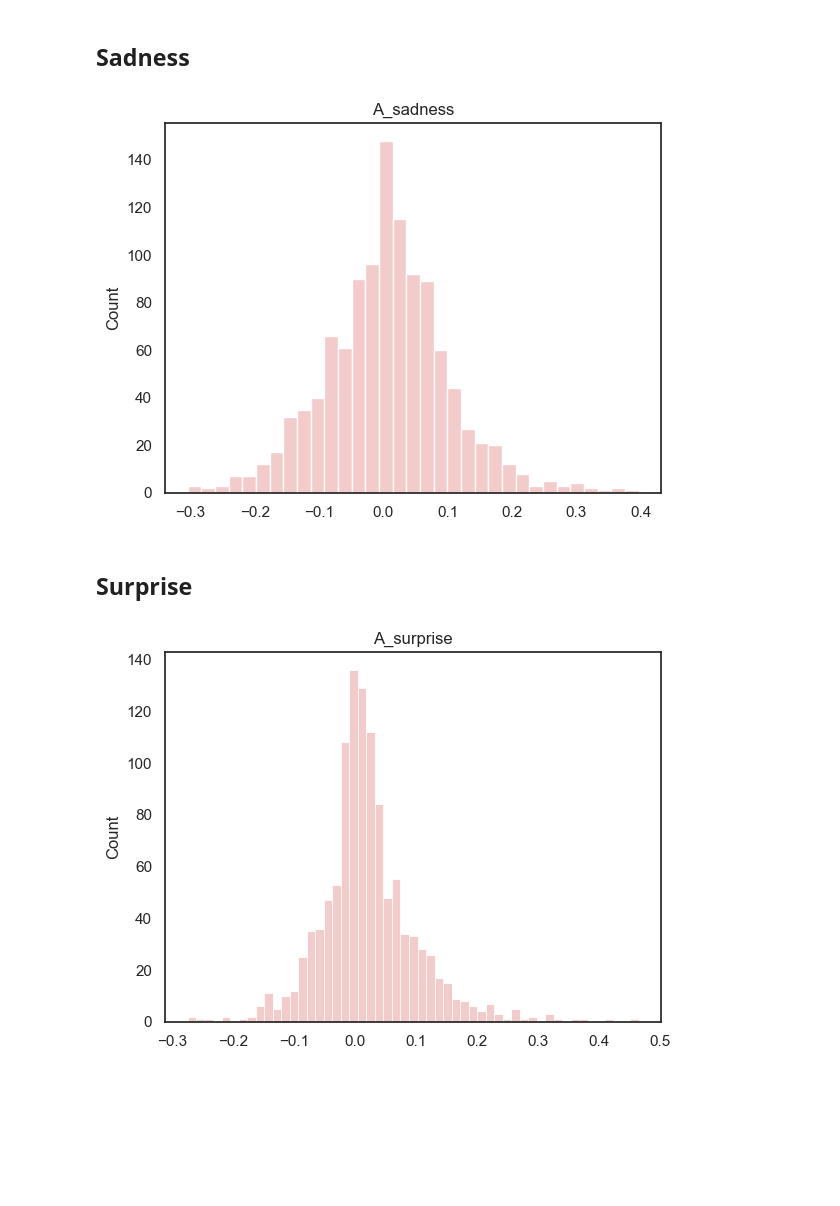
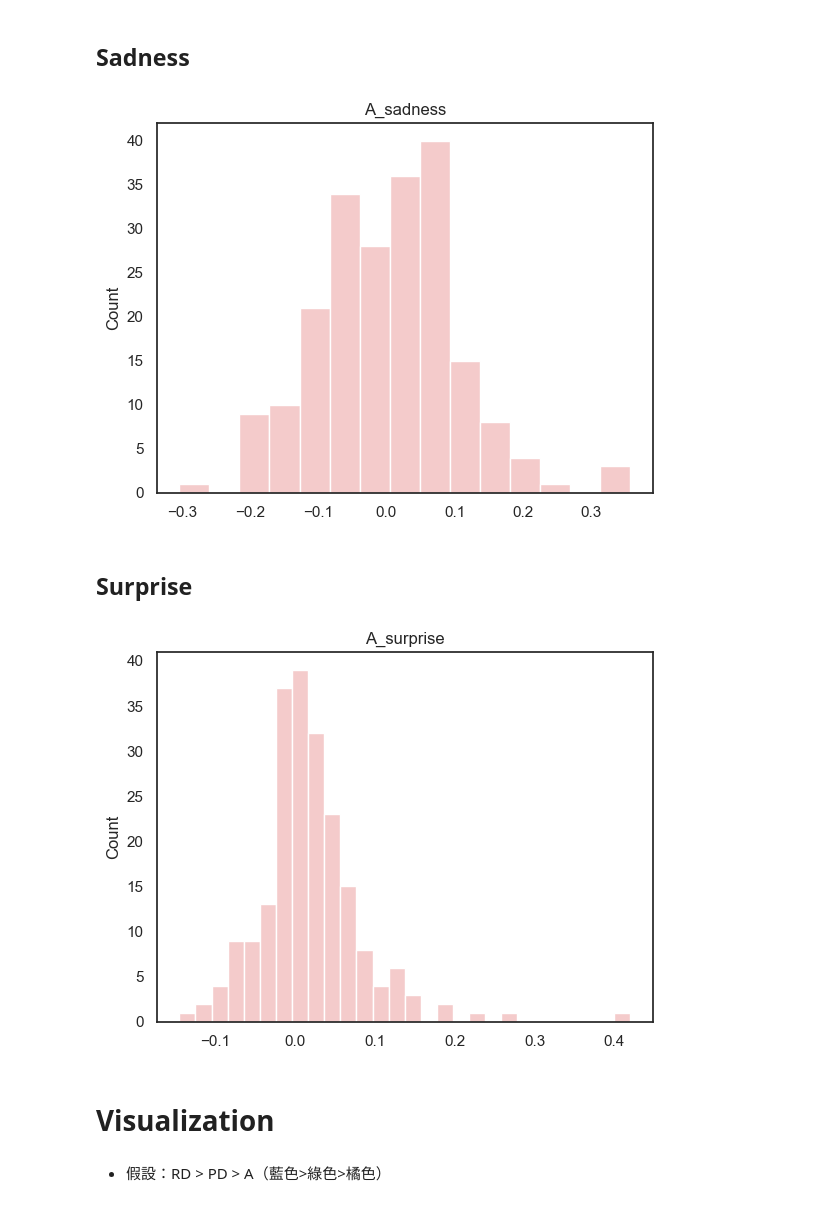
Before and after one commit to only18days/SED, a Jupyter notebook: Face synchrony of SED.ipynb, the cells around one changed output. Cells and saved outputs as stored; diff of their text form; code cells hidden in the pictures; blank space fills up the shorter version.

```diff
--- a/Face synchrony of SED.ipynb
+++ b/Face synchrony of SED.ipynb
@@ -462,6 +462,9 @@ plt.savefig(os.path.join(fpath,'Result','ISC_PD_surprise.png'), dpi=300)
 alone = pd.read_csv((os.path.join(fpath, 'Data', 'SES', 'SES_subject list.csv')))
 # Drop the subject without facial data
 alone.drop(alone.index[alone['facial'] == 'N'], inplace=True)
+alone.drop(alone.index[alone['pre_att_dyads'] == 'against'], inplace=True)
+alone.drop(alone.index[alone['pre_att_dyads'] == 'useless'], inplace=True)
 alone.drop("Unnamed: 0",axis=1)
+# len(alone)
 # %% [output]
 |  | ID | pre_att | post_att | pre_att_dyads | facial |
@@ -506,6 +509,8 @@ sub_paths
 sub_list = []
 for sub in sub_paths:
     sub_id = sub.split('/')[-1].split('.')[0]
-    sub_list.append(sub_id)
+    if sub_id in list(alone['ID']):
+#         print(sub_id)
+        sub_list.append(sub_id)
 sub_list
 # %% [output]
@@ -639,8 +644,8 @@ isc_list.append(isc)
 # %%
-sns.histplot(data=isc_list, legend = False, palette = ['#ea9999']).set_title('A_sadness')
+sns.histplot(data=A_sadness, legend = False, palette = ['#ea9999']).set_title('A_sadness')
 plt.savefig(os.path.join(fpath,'Result','ISC_A_sadness.png'), dpi=300)
 # %% [output]
-[figure, old version]
+[figure, new version]
 # %% [markdown]
 ## Surprise
 # %%
@@ -655,12 +660,16 @@ for sub in tqdm(sub_paths):
         emotion_tseries_list.append(emotion_tseries)
 # %%
 df = emotion_tseries_list
-isc_list = []
+A_surprise = []
 
 isc = 1 - spatial.distance.pdist(df, metric = 'correlation')
-isc_list.append(isc)
+A_surprise.append(isc)
 # %%
-sns.histplot(data=isc_list, legend = False, palette = ['#ea9999']).set_title('A_surprise')
+sns.histplot(data=A_surprise, legend = False, palette = ['#ea9999']).set_title('A_surprise')
 plt.savefig(os.path.join(fpath,'Result','ISC_A_surprise.png'), dpi=300)
 # %% [output]
-[figure, old version]
+[figure, new version]
+# %% [markdown]
+# Visualization
+# %% [markdown]
+* 假設：RD > PD > A（藍色>綠色>橘色）
```
Also changed, not shown: parts of 53 cells of this notebook.
